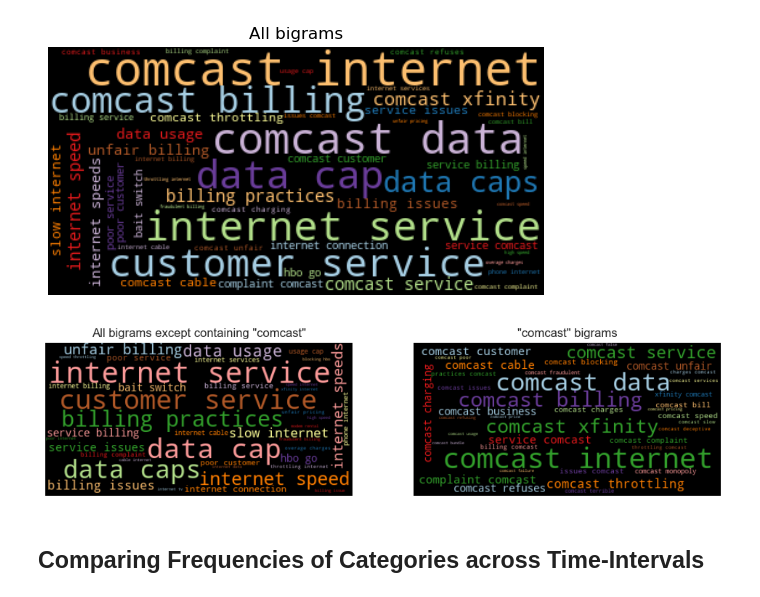
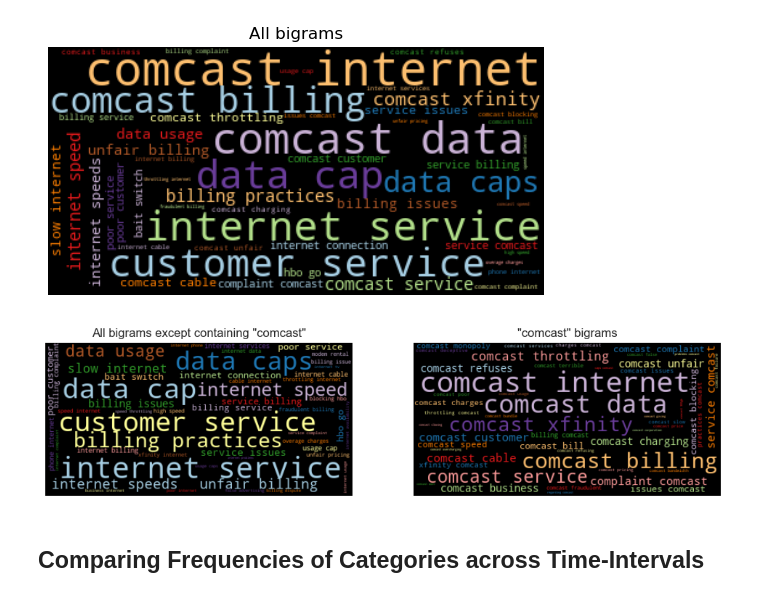
Before and after one commit to sreejithvn/telecom_customer_review, a Jupyter notebook: customer_feedback_analysis.ipynb, the cells around one changed output. Saved outputs shown, nothing was run; the diff lists cells and outputs as text; code cells hidden in the pictures.

```diff
--- a/customer_feedback_analysis.ipynb
+++ b/customer_feedback_analysis.ipynb
@@ -320,16 +320,16 @@ plot_wordcloud(count_df['tfidf_bigrams'], title='All bigrams', max_words=50)
 # %%
 plt.figure(figsize=(12,6))
 plt.subplot(1,2,1)
 where = count_df.index.str.contains('comcast')
 # plot_wordcloud(count_df['tfidf_bigrams'], title='All bigrams', max_words=50)
-plot_wordcloud(count_df[~where]['frequency'], title='All bigrams except containing "comcast"', max_words=40)
+plot_wordcloud(count_df[~where]['frequency'], title='All bigrams except containing "comcast"', max_words=50)
 
 plt.subplot(1,2,2) ###
 # plt.tight_layout() ###
 where = count_df.index.str.contains('comcast')
-plot_wordcloud(count_df[where]['frequency'], title='"comcast" bigrams', max_words=40)
+plot_wordcloud(count_df[where]['frequency'], title='"comcast" bigrams', max_words=50)
 # %% [output]
-[figure, old version]
+[figure, new version]
 # %% [markdown]
 ## Comparing Frequencies of Categories across Time-Intervals
 # %%
```
Also changed, not shown: 1 other file.
